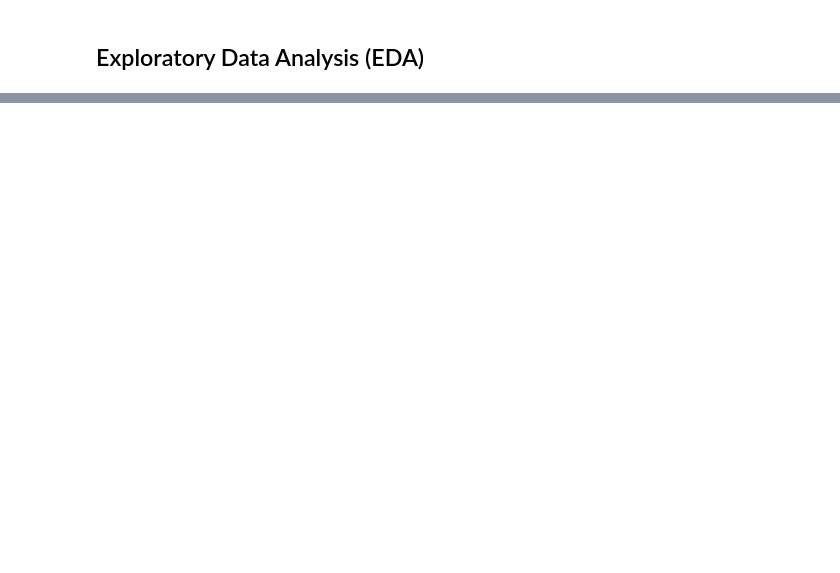
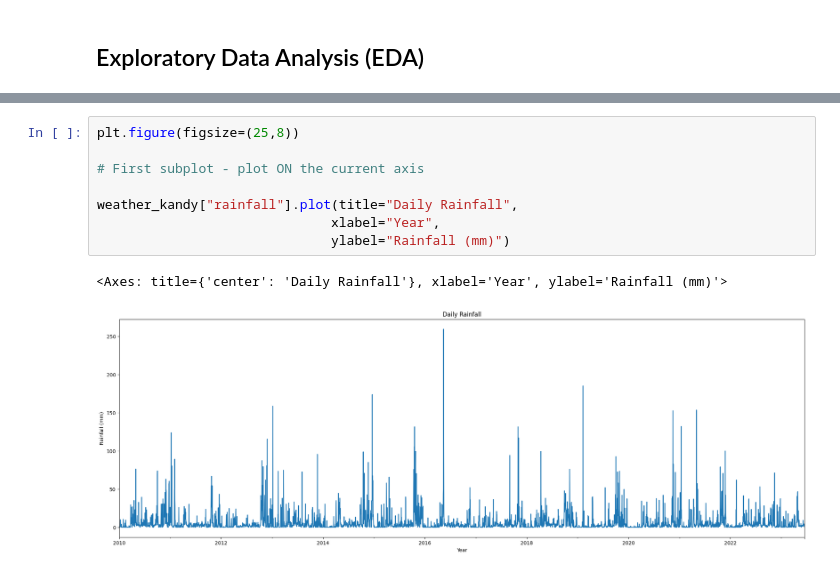
Before and after one commit to Vidusahan/sri-lanka-weather-analysis, a Jupyter notebook: notebooks/data_cleaning_&_eda.ipynb, the cells around one changed output, grey strips where cells are left out. Drawn from its saved outputs; the diff is of its cells as text; blank space fills up the shorter version.

```diff
--- a/notebooks/data_cleaning_&_eda.ipynb
+++ b/notebooks/data_cleaning_&_eda.ipynb
@@ -332,0 +358,11 @@ plt.show()
+# %%
+plt.figure(figsize=(25,8))
+
+# First subplot - plot ON the current axis
+
+weather_kandy["rainfall"].plot(title="Daily Rainfall",
+                              xlabel="Year",
+                              ylabel="Rainfall (mm)")
+# %% [output]
+<Axes: title={'center': 'Daily Rainfall'}, xlabel='Year', ylabel='Rainfall (mm)'>
+[figure, added]
```
Also changed, not shown: parts of 17 cells of this notebook.
